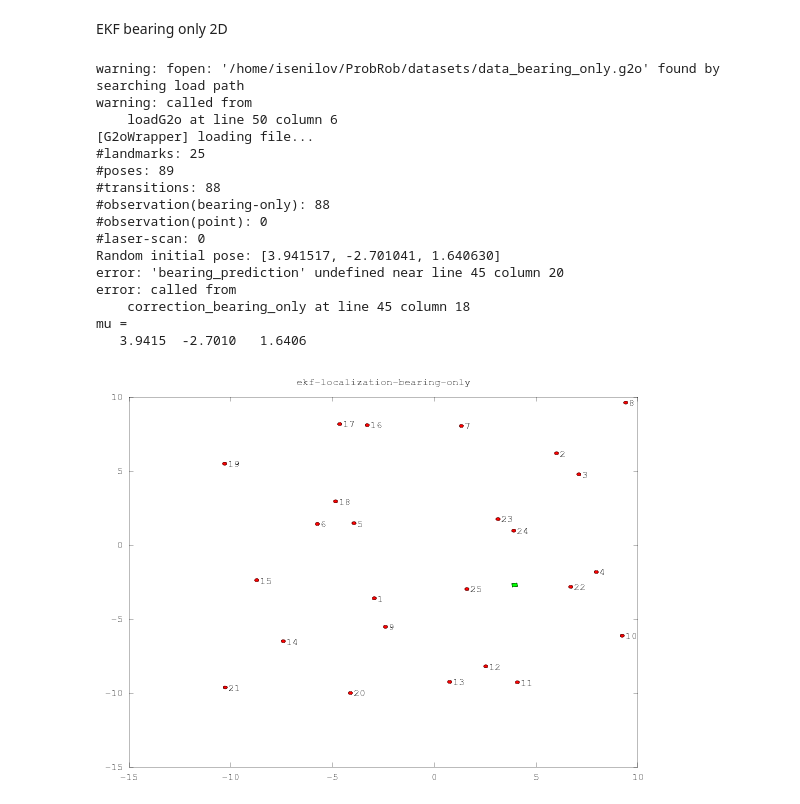
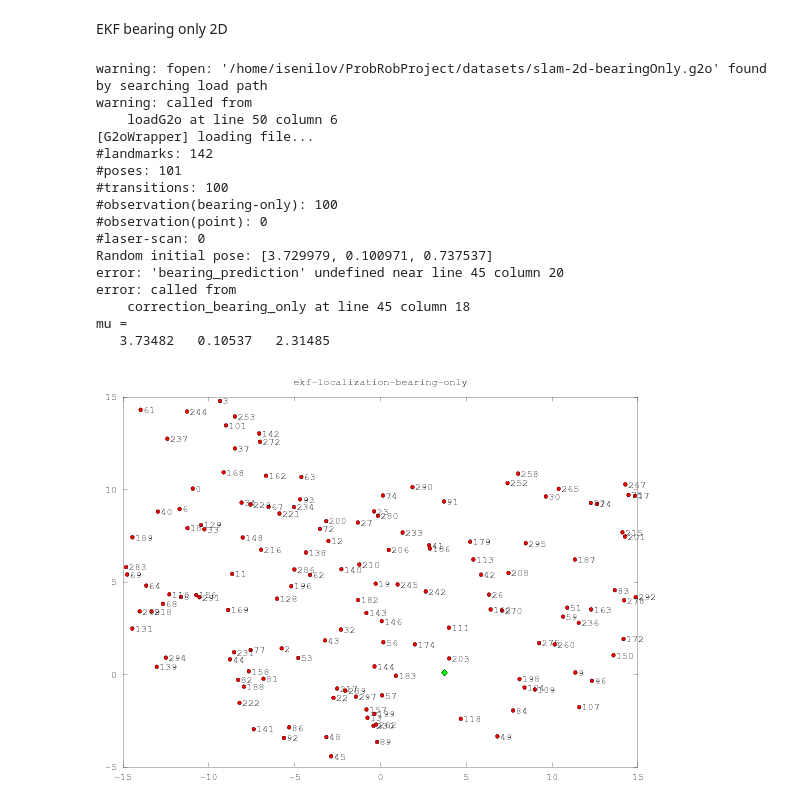
Before and after one commit to isenilov/ProbRobProject, a Jupyter notebook: ekf_bearing/ekf_localizaion_bearing.ipynb, the cells around one changed output. Drawn from its saved outputs; the diff is of its cells as text; code cells hidden in the pictures.

```diff
--- a/ekf_bearing/ekf_localizaion_bearing.ipynb
+++ b/ekf_bearing/ekf_localizaion_bearing.ipynb
@@ -187,7 +187,8 @@ source "../tools/utilities/geometry_helpers_2d.m"
 % addpath "./solution"
 
 %load your own dataset dataset
-[landmarks, poses, transitions, observations] = loadG2o('datasets/data_bearing_only.g2o');
+%[landmarks, poses, transitions, observations] = loadG2o('datasets/data_bearing_only.g2o');
+[landmarks, poses, transitions, observations] = loadG2o('datasets/slam-2d-bearingOnly.g2o');
 
 %% init stuff
 %initial pose
@@ -207,38 +208,38 @@ plot_state(landmarks, mu);
 %simulation cycle
 for i=1:length(transitions)
 
     %predict
     [mu, sigma] = prediction_bearing_only(mu, sigma, transitions(i));
 
     %correct
     [mu, sigma] = correction_bearing_only(mu, sigma, landmarks, observations(i));
 
     printf('current pose: [%f, %f, %f]\n', mu(1),mu(2), mu(3));
     % fflush(stdout);
 
     %plot current situation
     pause(.1);
     plot_state(landmarks, mu, sigma, observations(i));
     % hold off;
 
 endfor
 
 disp('mu = '), disp(mu');
 # %% [output]
-warning: fopen: '/home/isenilov/ProbRob/datasets/data_bearing_only.g2o' found by searching load path
+warning: fopen: '/home/isenilov/ProbRobProject/datasets/slam-2d-bearingOnly.g2o' found by searching load path
 warning: called from
     loadG2o at line 50 column 6
 [G2oWrapper] loading file...
-#landmarks: 25
-#poses: 89
-#transitions: 88
-#observation(bearing-only): 88
+#landmarks: 142
+#poses: 101
+#transitions: 100
+#observation(bearing-only): 100
 #observation(point): 0
 #laser-scan: 0
-Random initial pose: [3.941517, -2.701041, 1.640630]
+Random initial pose: [3.729979, 0.100971, 0.737537]
 error: 'bearing_prediction' undefined near line 45 column 20
 error: called from
     correction_bearing_only at line 45 column 18
 mu =
-   3.9415  -2.7010   1.6406
+   3.73482   0.10537   2.31485
-[figure, old version]
+[figure, new version]
```
Also changed, not shown: 6 other files.
